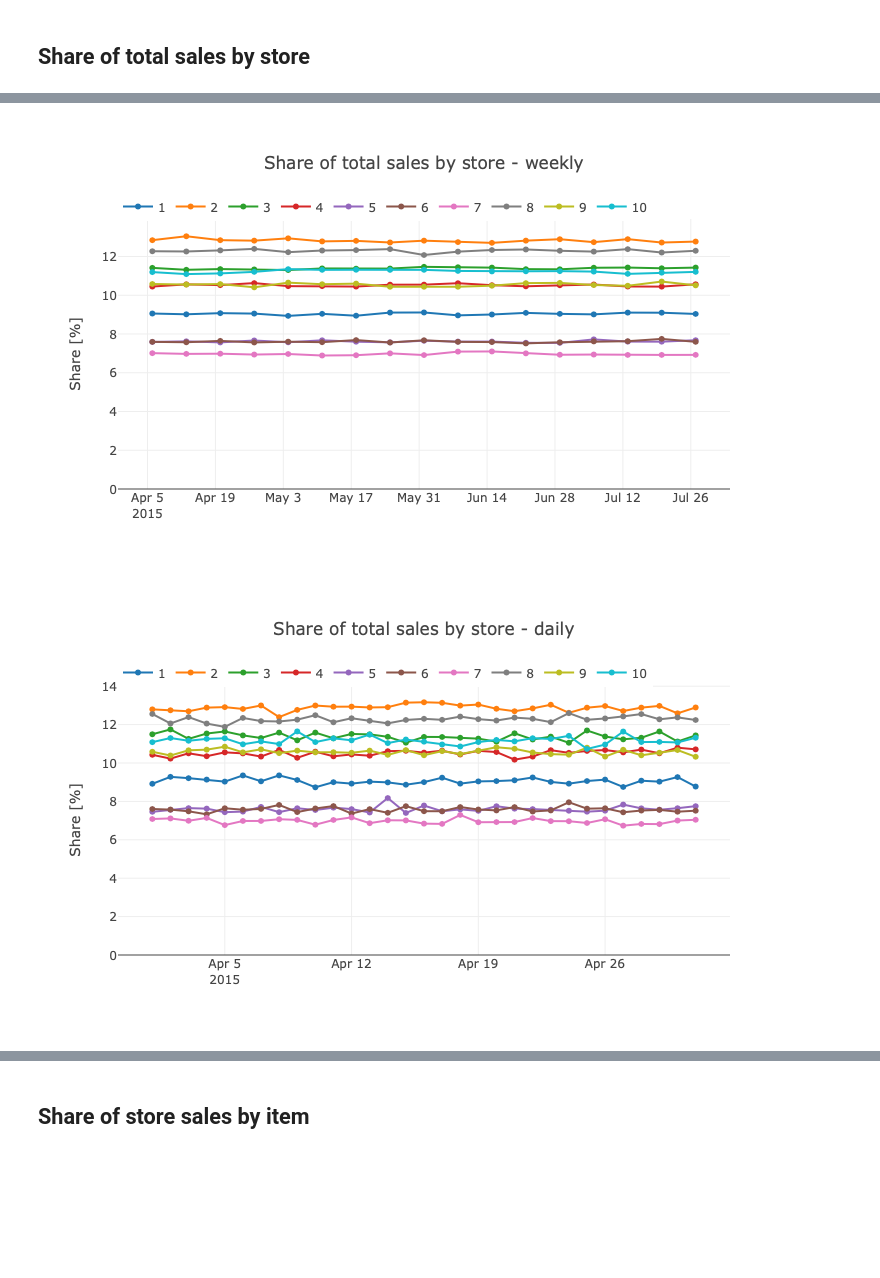
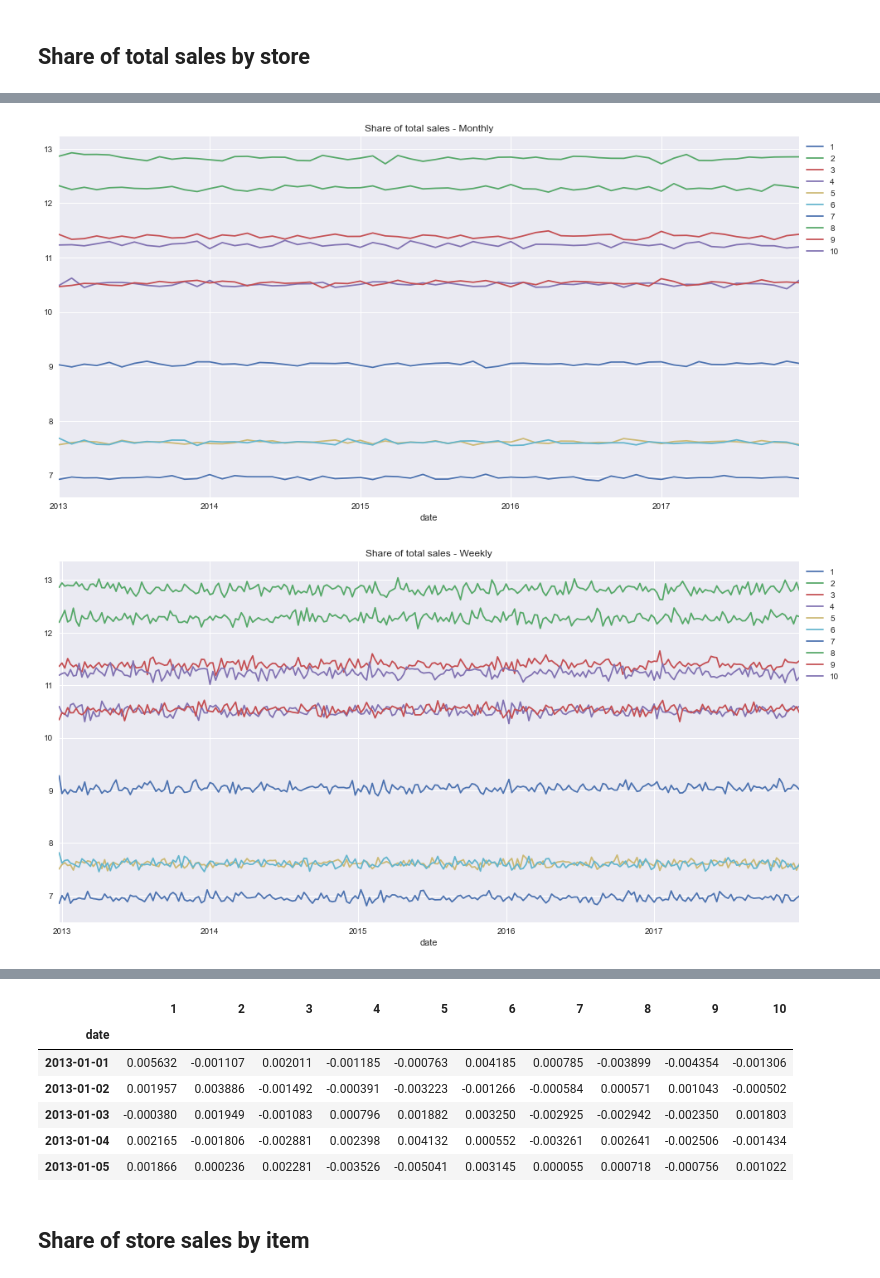
Before and after one commit to mangano/forecasting, a Jupyter notebook: store_item_demand.ipynb, the cells around one changed output, grey strips where cells are left out. Saved outputs shown, nothing was run; the diff lists cells and outputs as text; code cells hidden in the pictures; blank space fills up the shorter version.

Commit message:
started residual analysis

```diff
--- a/store_item_demand.ipynb
+++ b/store_item_demand.ipynb
@@ -62,16 +51,0 @@ bplot.plot_timeseries(df_share_by_store, labels=df_share_by_store.columns,
-# %%
-df_share_by_store = df_week[hierarchy['total']].divide(df_week['total'], axis=0)*100
-
-df_share_by_store = df_share_by_store['2015-04-01':'2015-08-01']
-bplot.plot_timeseries(df_share_by_store, labels=df_share_by_store.columns,
-                      title = 'Share of total sales by store - weekly', ylabel='Share [%]')
-# %% [output]
-[figure, removed]
-# %%
-df_share_by_store = df_h[hierarchy['total']].divide(df_h['total'], axis=0)*100
-
-df_share_by_store = df_share_by_store['2015-04-01':'2015-05-01']
-bplot.plot_timeseries(df_share_by_store, labels=df_share_by_store.columns,
-                      title = 'Share of total sales by store - daily', ylabel='Share [%]')
-# %% [output]
-[figure, removed]
@@ -77,0 +54,5 @@ bplot.plot_timeseries(df_share_by_store, labels=df_share_by_store.columns,
+# %%
+df_res = sid.do_share_by_store_analysis(df_h, hierarchy)
+# %% [output]
+[figure, added]
+[figure, added]
@@ -78,3 +61,13 @@ bplot.plot_timeseries(df_share_by_store, labels=df_share_by_store.columns,
+# %%
+df_res.head()
+# %% [output]
+|  | 1 | 2 | 3 | 4 | 5 | 6 | 7 | 8 | 9 | 10 |
+| date |  |  |  |  |  |  |  |  |  |  |
+| 2013-01-01 | 0.005632 | -0.001107 | 0.002011 | -0.001185 | -0.000763 | 0.004185 | 0.000785 | -0.003899 | -0.004354 | -0.001306 |
+| 2013-01-02 | 0.001957 | 0.003886 | -0.001492 | -0.000391 | -0.003223 | -0.001266 | -0.000584 | 0.000571 | 0.001043 | -0.000502 |
+| 2013-01-03 | -0.000380 | 0.001949 | -0.001083 | 0.000796 | 0.001882 | 0.003250 | -0.002925 | -0.002942 | -0.002350 | 0.001803 |
+| 2013-01-04 | 0.002165 | -0.001806 | -0.002881 | 0.002398 | 0.004132 | 0.000552 | -0.003261 | 0.002641 | -0.002506 | -0.001434 |
+| 2013-01-05 | 0.001866 | 0.000236 | 0.002281 | -0.003526 | -0.005041 | 0.003145 | 0.000055 | 0.000718 | -0.000756 | 0.001022 |
 # %% [markdown]
 ## Share of store sales by item
 # %%
```
Also changed, not shown: parts of 34 cells of this notebook, 1 other file.
